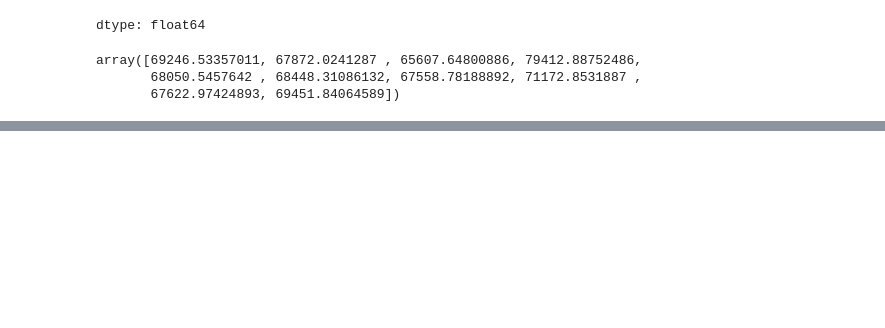
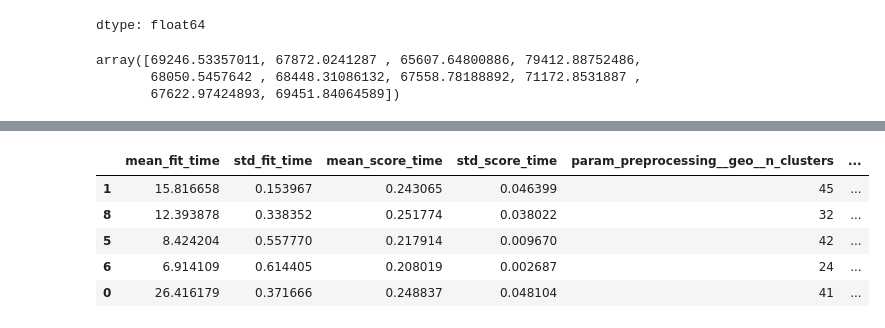
Before and after one commit to KubatyM129/WDUM, a Jupyter notebook: WDML_.ipynb, the cells around one changed output, grey strips where cells are left out. Cells and saved outputs as stored; diff of their text form; code cells hidden in the pictures; blank space fills up the shorter version.

```diff
--- a/WDML_.ipynb
+++ b/WDML_.ipynb
@@ -873,0 +981,10 @@ array([69246.53357011, 67872.0241287 , 65607.64800886, 79412.88752486,
+# %%
+from sklearn.model_selection import RandomizedSearchCV
+from scipy.stats import randint
+
+params_distribs = {'preprocessing__geo__n_clusters': randint(low=3, high=50),
+                  'random_forest__max_features':randint(low=3, high=20)}
+
+rnd_search = RandomizedSearchCV(full_pipeline, param_distributions=params_distribs, n_iter=10, cv=3, scoring='neg_root_mean_squared_error', random_state=42)
+
+rnd_search.fit(X=X_train, y=y_train)
@@ -873,0 +1008,11 @@ array([69246.53357011, 67872.0241287 , 65607.64800886, 79412.88752486,
+# %%
+cv_res = pd.DataFrame(rnd_search.cv_results_)
+cv_res.sort_values(by='rank_test_score', ascending=True, inplace=True)
+cv_res.head()
+# %% [output]
+|  | mean_fit_time | std_fit_time | mean_score_time | std_score_time | param_preprocessing__geo__n_clusters | ... |
+| 1 | 15.816658 | 0.153967 | 0.243065 | 0.046399 | 45 | ... |
+| 8 | 12.393878 | 0.338352 | 0.251774 | 0.038022 | 32 | ... |
+| 5 | 8.424204 | 0.557770 | 0.217914 | 0.009670 | 42 | ... |
+| 6 | 6.914109 | 0.614405 | 0.208019 | 0.002687 | 24 | ... |
+| 0 | 26.416179 | 0.371666 | 0.248837 | 0.048104 | 41 | ... |
```
Also changed, not shown: parts of 19 cells of this notebook.
